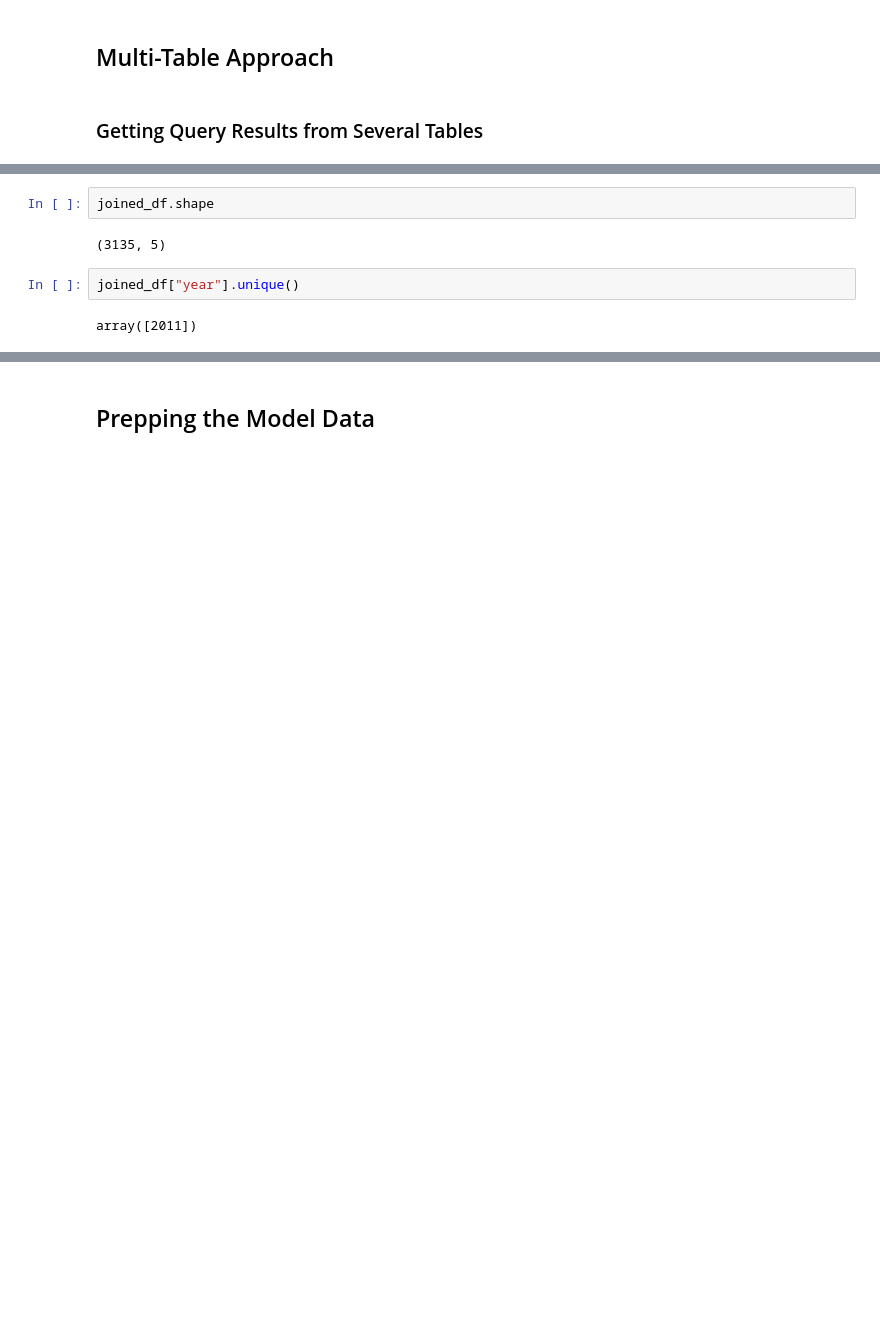
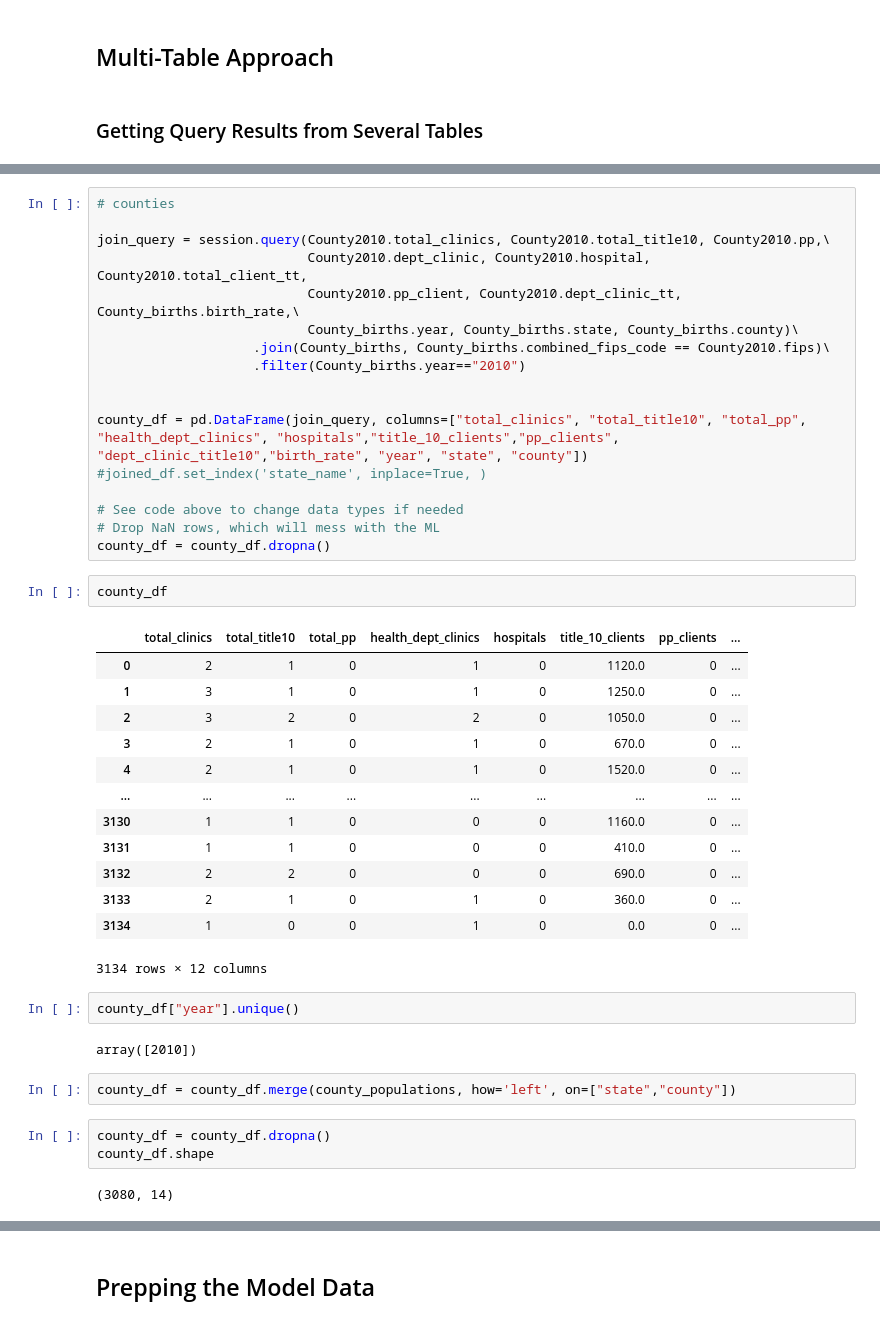
Before and after one commit to catielutz/DWP-Dashboard, a Jupyter notebook: static/data/Machine Learning--LH.ipynb, the cells around one changed output, grey strips where cells are left out. Cells and saved outputs as stored; diff of their text form; blank space fills up the shorter version.

Commit message:
ml updates and population + expenditures

```diff
--- a/static/data/Machine Learning--LH.ipynb
+++ b/static/data/Machine Learning--LH.ipynb
@@ -157,8 +196,44 @@ joined_df.head()
-# %%
-joined_df.shape
-# %% [output]
-(3135, 5)
+# %%
+# counties
+
+join_query = session.query(County2010.total_clinics, County2010.total_title10, County2010.pp,\
+                           County2010.dept_clinic, County2010.hospital, County2010.total_client_tt,
+                           County2010.pp_client, County2010.dept_clinic_tt, County_births.birth_rate,\
+                           County_births.year, County_births.state, County_births.county)\
+                    .join(County_births, County_births.combined_fips_code == County2010.fips)\
+                    .filter(County_births.year=="2010")
+
+
+county_df = pd.DataFrame(join_query, columns=["total_clinics", "total_title10", "total_pp", "health_dept_clinics", "hospitals","title_10_clients","pp_clients", "dept_clinic_title10","birth_rate", "year", "state", "county"])
+#joined_df.set_index('state_name', inplace=True, )
+
+# See code above to change data types if needed
+# Drop NaN rows, which will mess with the ML
+county_df = county_df.dropna()
+# %%
+county_df
+# %% [output]
+|  | total_clinics | total_title10 | total_pp | health_dept_clinics | hospitals | title_10_clients | pp_clients | ... |
+| 0 | 2 | 1 | 0 | 1 | 0 | 1120.0 | 0 | ... |
+| 1 | 3 | 1 | 0 | 1 | 0 | 1250.0 | 0 | ... |
+| 2 | 3 | 2 | 0 | 2 | 0 | 1050.0 | 0 | ... |
+| 3 | 2 | 1 | 0 | 1 | 0 | 670.0 | 0 | ... |
+| 4 | 2 | 1 | 0 | 1 | 0 | 1520.0 | 0 | ... |
+| ... | ... | ... | ... | ... | ... | ... | ... | ... |
+| 3130 | 1 | 1 | 0 | 0 | 0 | 1160.0 | 0 | ... |
+| 3131 | 1 | 1 | 0 | 0 | 0 | 410.0 | 0 | ... |
+| 3132 | 2 | 2 | 0 | 0 | 0 | 690.0 | 0 | ... |
+| 3133 | 2 | 1 | 0 | 1 | 0 | 360.0 | 0 | ... |
+| 3134 | 1 | 0 | 0 | 1 | 0 | 0.0 | 0 | ... |
+3134 rows × 12 columns
 # %%
-joined_df["year"].unique()
+county_df["year"].unique()
 # %% [output]
-array([2011])
+array([2010])
+# %%
+county_df = county_df.merge(county_populations, how='left', on=["state","county"])
+# %%
+county_df = county_df.dropna()
+county_df.shape
+# %% [output]
+(3080, 14)
```
Also changed, not shown: parts of 33 cells of this notebook, 3 other files.
